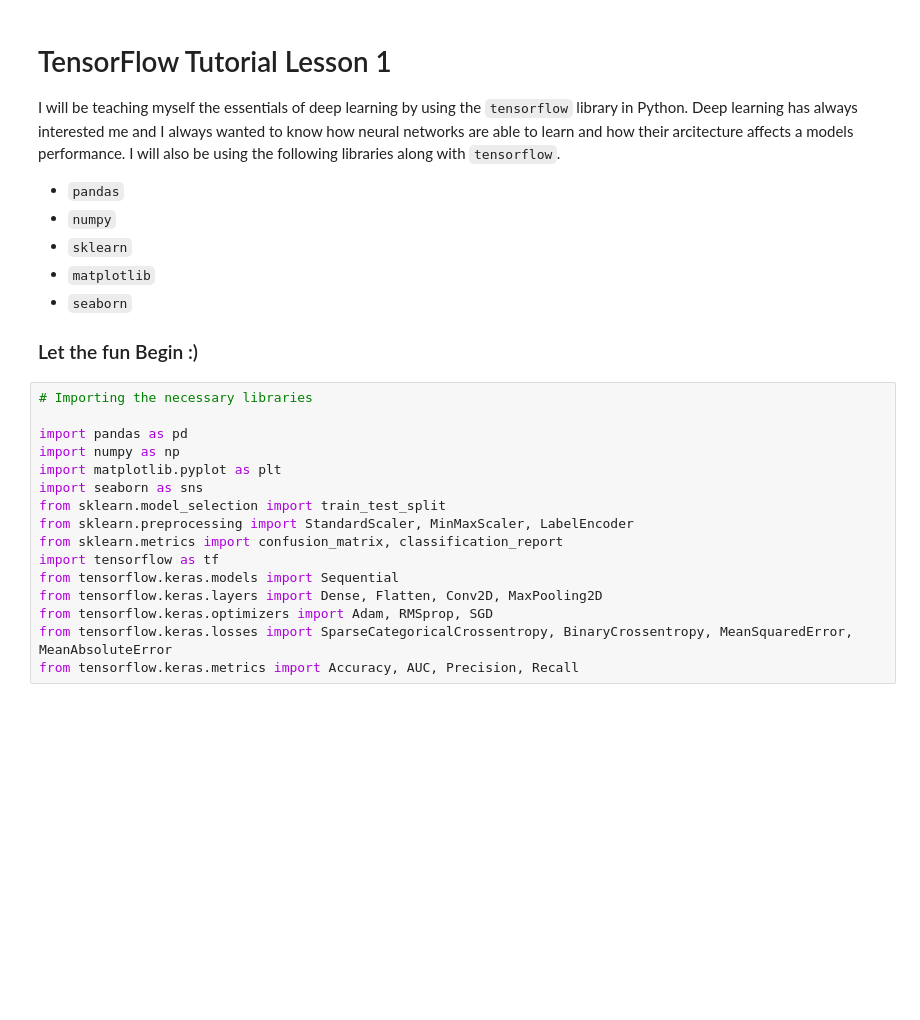
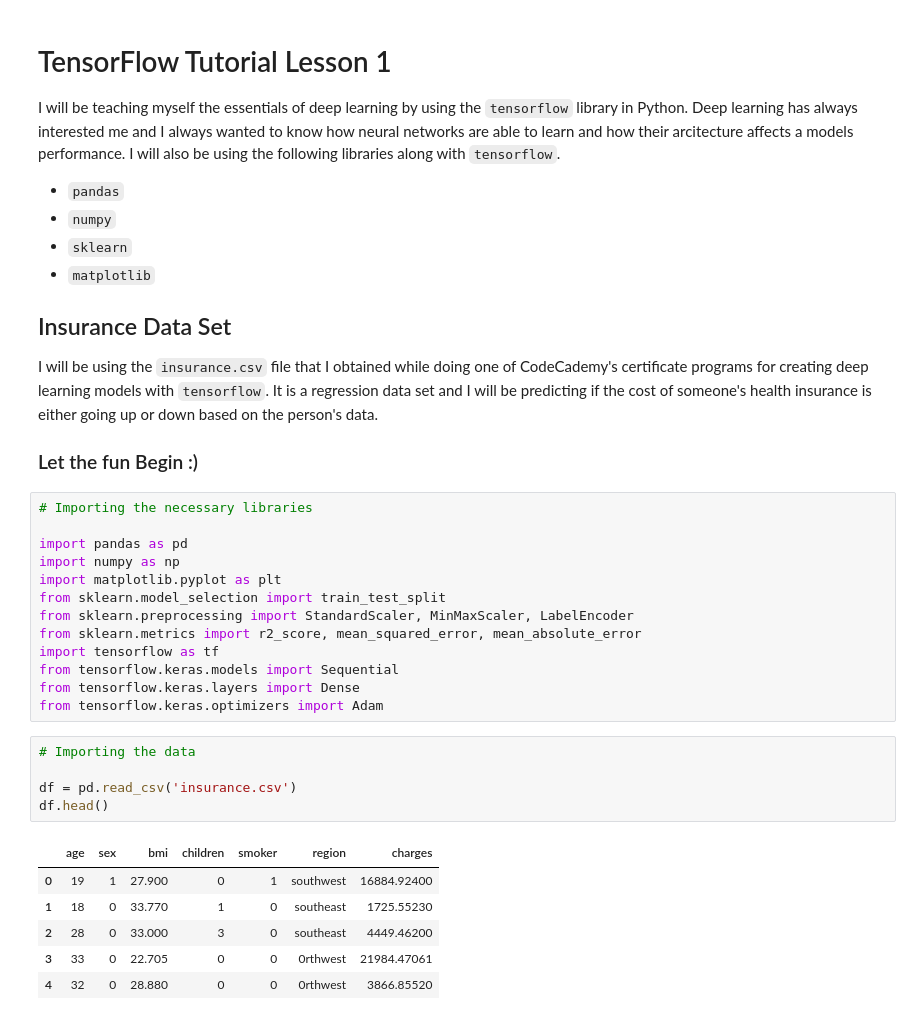
Before and after one commit to NathanCheonis05/TensorFlow-Tutorial, a Jupyter notebook: lesson_1.ipynb, the cells around one changed output. Cells and saved outputs as stored; diff of their text form; blank space fills up the shorter version.

```diff
--- a/lesson_1.ipynb
+++ b/lesson_1.ipynb
@@ -7,7 +7,10 @@ I will be teaching myself the essentials of deep learning by using the `tensorfl
  - `numpy`
  - `sklearn`
  - `matplotlib`
- - `seaborn`
+
+
+ ## Insurance Data Set
+I will be using the `insurance.csv` file that I obtained while doing one of CodeCademy's certificate programs for creating deep learning models with `tensorflow`. It is a regression data set and I will be predicting if the cost of someone's health insurance is either going up or down based on the person's data.
 
  ### Let the fun Begin :)
 # %%
@@ -16,13 +19,22 @@ I will be teaching myself the essentials of deep learning by using the `tensorfl
 import pandas as pd
 import numpy as np
 import matplotlib.pyplot as plt
-import seaborn as sns
 from sklearn.model_selection import train_test_split
 from sklearn.preprocessing import StandardScaler, MinMaxScaler, LabelEncoder
-from sklearn.metrics import confusion_matrix, classification_report
+from sklearn.metrics import r2_score, mean_squared_error, mean_absolute_error
 import tensorflow as tf
 from tensorflow.keras.models import Sequential
-from tensorflow.keras.layers import Dense, Flatten, Conv2D, MaxPooling2D
-from tensorflow.keras.optimizers import Adam, RMSprop, SGD
-from tensorflow.keras.losses import SparseCategoricalCrossentropy, BinaryCrossentropy, MeanSquaredError, MeanAbsoluteError
-from tensorflow.keras.metrics import Accuracy, AUC, Precision, Recall
+from tensorflow.keras.layers import Dense
+from tensorflow.keras.optimizers import Adam
+# %%
+# Importing the data
+
+df = pd.read_csv('insurance.csv')
+df.head()
+# %% [output]
+|  | age | sex | bmi | children | smoker | region | charges |
+| 0 | 19 | 1 | 27.900 | 0 | 1 | southwest | 16884.92400 |
+| 1 | 18 | 0 | 33.770 | 1 | 0 | southeast | 1725.55230 |
+| 2 | 28 | 0 | 33.000 | 3 | 0 | southeast | 4449.46200 |
+| 3 | 33 | 0 | 22.705 | 0 | 0 | 0rthwest | 21984.47061 |
+| 4 | 32 | 0 | 28.880 | 0 | 0 | 0rthwest | 3866.85520 |
```
Also changed, not shown: parts of 10 cells of this notebook.
